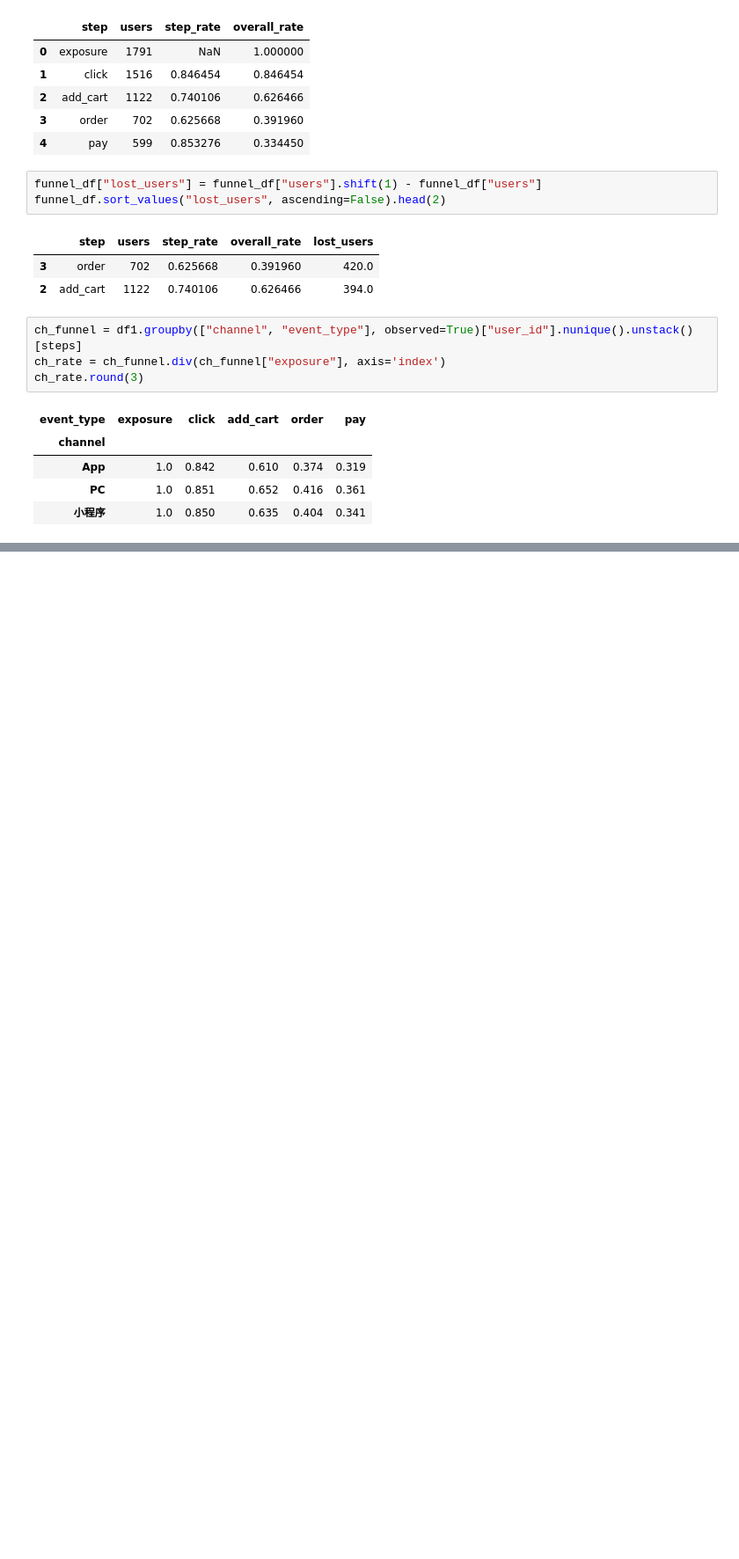
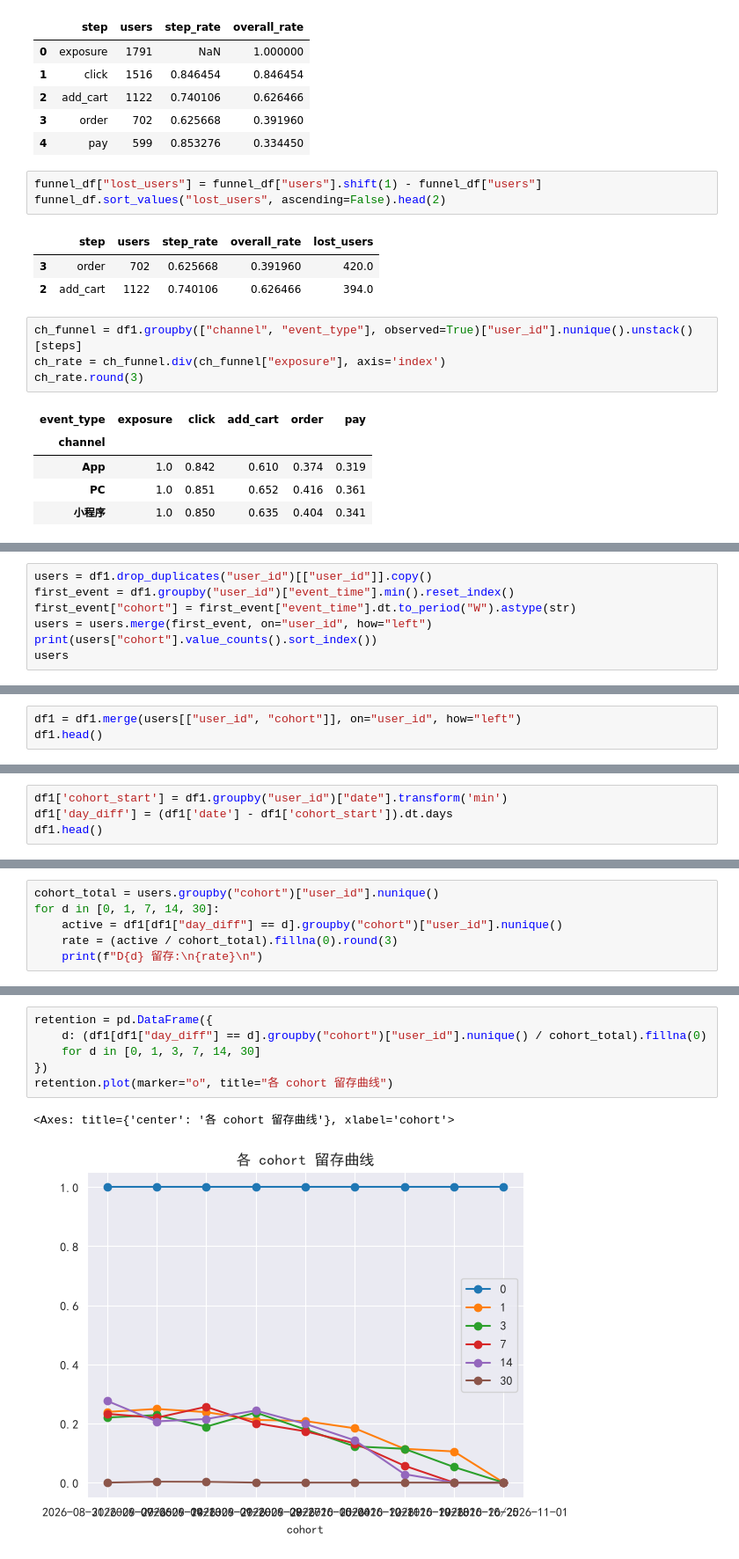
Before and after one commit to AAA-Smile/Data_Analysis_Process_Training, a Jupyter notebook: Python/analysis.ipynb, the cells around one changed output, grey strips where cells are left out. Shown at 88% size. Drawn from its saved outputs; the diff is of its cells as text; blank space fills up the shorter version.

```diff
--- a/Python/analysis.ipynb
+++ b/Python/analysis.ipynb
@@ -233,0 +236,7 @@ plt.show()
+# %%
+users = df1.drop_duplicates("user_id")[["user_id"]].copy()
+first_event = df1.groupby("user_id")["event_time"].min().reset_index()
+first_event["cohort"] = first_event["event_time"].dt.to_period("W").astype(str)
+users = users.merge(first_event, on="user_id", how="left")
+print(users["cohort"].value_counts().sort_index())
+users
@@ -233,0 +268,3 @@ plt.show()
+# %%
+df1 = df1.merge(users[["user_id", "cohort"]], on="user_id", how="left")
+df1.head()
@@ -233,0 +288,4 @@ plt.show()
+# %%
+df1['cohort_start'] = df1.groupby("user_id")["date"].transform('min')
+df1['day_diff'] = (df1['date'] - df1['cohort_start']).dt.days
+df1.head()
@@ -233,0 +299,6 @@ plt.show()
+# %%
+cohort_total = users.groupby("cohort")["user_id"].nunique()
+for d in [0, 1, 7, 14, 30]:
+    active = df1[df1["day_diff"] == d].groupby("cohort")["user_id"].nunique()
+    rate = (active / cohort_total).fillna(0).round(3)
+    print(f"D{d} 留存:\n{rate}\n")
@@ -233,0 +323,9 @@ plt.show()
+# %%
+retention = pd.DataFrame({
+    d: (df1[df1["day_diff"] == d].groupby("cohort")["user_id"].nunique() / cohort_total).fillna(0)
+    for d in [0, 1, 3, 7, 14, 30]
+})
+retention.plot(marker="o", title="各 cohort 留存曲线")
+# %% [output]
+<Axes: title={'center': '各 cohort 留存曲线'}, xlabel='cohort'>
+[figure, added]
```
Also changed, not shown: parts of 11 cells of this notebook, 3 other files.
